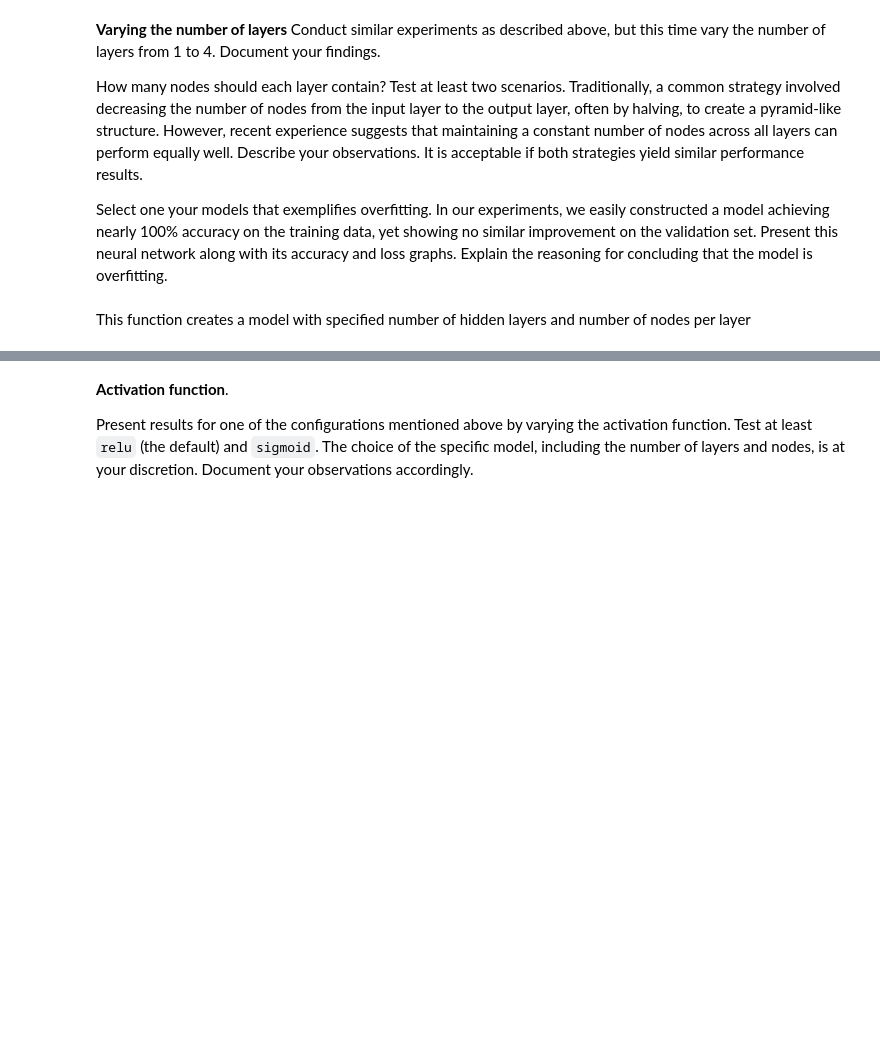
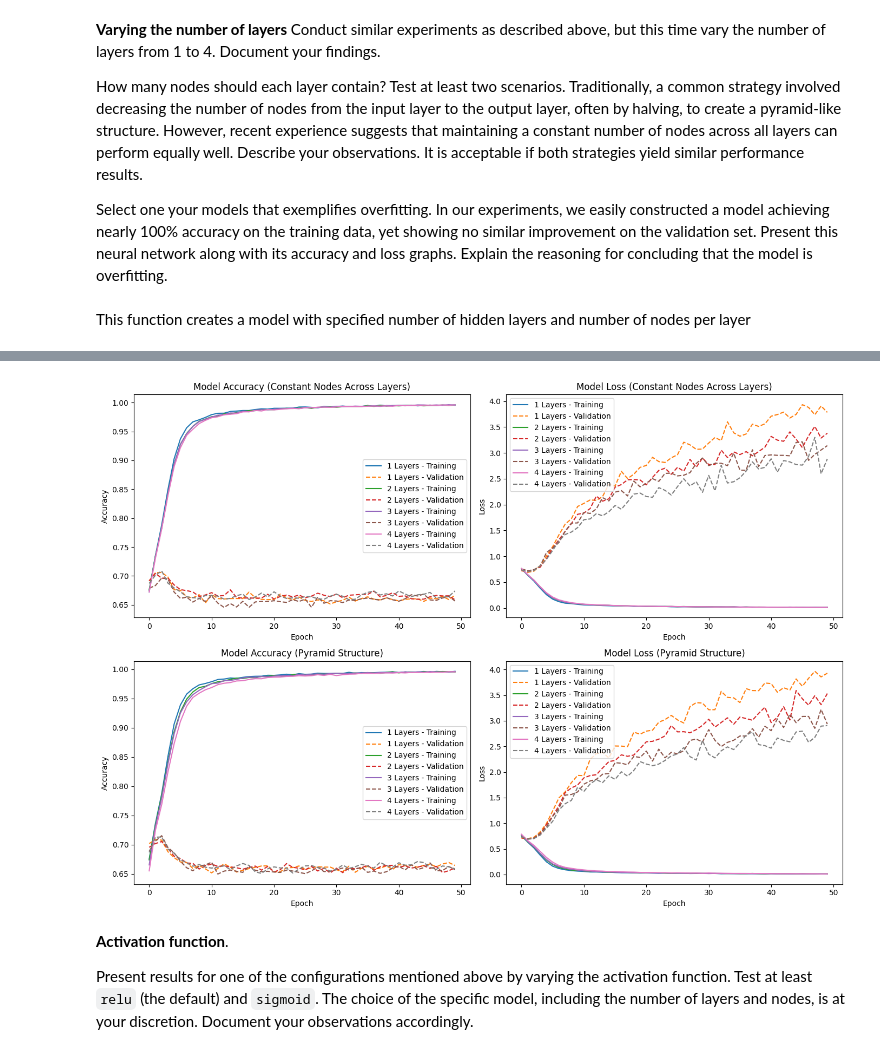
Before and after one commit to rennylee/Neural-Networks, a Jupyter notebook: csi4106-f24-a3-300240688-300228879.ipynb, the cells around one changed output, grey strips where cells are left out. Drawn from its saved outputs; the diff is of its cells as text; code cells hidden in the pictures; blank space fills up the shorter version.

Commit message:
compiled multi-layers

```diff
--- a/csi4106-f24-a3-300240688-300228879.ipynb
+++ b/csi4106-f24-a3-300240688-300228879.ipynb
@@ -681,11 +565,20 @@ Select one your models that exemplifies overfitting. In our experiments, we easi
 # %% [markdown]
 This function creates a model with specified number of hidden layers and number of nodes per layer
 # %%
-def nn_model_builder(num_layers, nodes_per_layer):
+def build_model(num_layers, nodes_per_layer, pyramid=False):
     model = Sequential()
-    model.add(layers.Dense(462, input_dim= 462, activation  ='relu'))
-    for _ in range(num_layers):
-        model.add(layers.Dense(nodes_per_layer, activation='relu'))
+    model.add(layers.Dense(462, input_dim=462, activation='relu'))
 
-    model.compile(optimizer='adam',loss='categorical_crossentropy', metrics=['accuracy'])
+    # Configure layers based on the specified scenario
+    if pyramid:
+        nodes = nodes_per_layer  # Start with the initial number of nodes
+        for _ in range(num_layers):
+            model.add(layers.Dense(nodes, activation='relu'))
+            nodes = max(1, nodes // 2)  # Halve the number of nodes each layer (pyramid structure)
+    else:
+        for _ in range(num_layers):
+            model.add(layers.Dense(nodes_per_layer, activation='relu'))  # Constant nodes across layers
+
+    model.add(layers.Dense(3, activation='softmax'))
+    model.compile(optimizer='adam', loss='categorical_crossentropy', metrics=['accuracy'])
     return model
@@ -695,0 +585,66 @@ constant_nodes = 32
+# %%
+layer = [1, 2, 3, 4]
+nodes_per_layer = 32
+output_constant = []
+output_pyramid = []
+
+#constant nodes
+for num_layers in layer:
+    model = build_model(num_layers, nodes_per_layer, pyramid = False)
+    history = model.fit(X_train, y_train_categorical, epochs=50, batch_size=32, verbose=1, validation_data=(X_valid, y_valid_categorical))
+    output_constant.append(history)
+
+#pyramid nodes structure
+for num_layers in layer:
+    model = build_model(num_layers, nodes_per_layer, pyramid = True)
+    history = model.fit(X_train, y_train_categorical, epochs=50, batch_size=32, verbose=1, validation_data=(X_valid, y_valid_categorical))
+    output_pyramid.append(history)
+
+
+# Plot results for "Constant Nodes Across Layers"
+plt.figure(figsize=(14, 10))
+
+# Accuracy plot for Constant Nodes
+plt.subplot(2, 2, 1)
+for i, history in enumerate(output_constant):
+    plt.plot(history.history['accuracy'], label=f"{layer[i]} Layers - Training")
+    plt.plot(history.history['val_accuracy'], linestyle="--", label=f"{layer[i]} Layers - Validation")
+plt.title("Model Accuracy (Constant Nodes Across Layers)")
+plt.xlabel("Epoch")
+plt.ylabel("Accuracy")
+plt.legend()
+
+# Loss plot for Constant Nodes
+plt.subplot(2, 2, 2)
+for i, history in enumerate(output_constant):
+    plt.plot(history.history['loss'], label=f"{layer[i]} Layers - Training")
+    plt.plot(history.history['val_loss'], linestyle="--", label=f"{layer[i]} Layers - Validation")
+plt.title("Model Loss (Constant Nodes Across Layers)")
+plt.xlabel("Epoch")
+plt.ylabel("Loss")
+plt.legend()
+
+# Plot results for "Pyramid Structure"
+# Accuracy plot for Pyramid Structure
+plt.subplot(2, 2, 3)
+for i, history in enumerate(output_pyramid):
+    plt.plot(history.history['accuracy'], label=f"{layer[i]} Layers - Training")
+    plt.plot(history.history['val_accuracy'], linestyle="--", label=f"{layer[i]} Layers - Validation")
+plt.title("Model Accuracy (Pyramid Structure)")
+plt.xlabel("Epoch")
+plt.ylabel("Accuracy")
+plt.legend()
+
+# Loss plot for Pyramid Structure
+plt.subplot(2, 2, 4)
+for i, history in enumerate(output_pyramid):
+    plt.plot(history.history['loss'], label=f"{layer[i]} Layers - Training")
+    plt.plot(history.history['val_loss'], linestyle="--", label=f"{layer[i]} Layers - Validation")
+plt.title("Model Loss (Pyramid Structure)")
+plt.xlabel("Epoch")
+plt.ylabel("Loss")
+plt.legend()
+
+plt.tight_layout()
+plt.show()
+# %% [output]
@@ -696,3 +668,4 @@ constant_nodes = 32
+[figure, added]
 # %% [markdown]
 **Activation function**.
 
```
Also changed, not shown: parts of 14 cells of this notebook.
